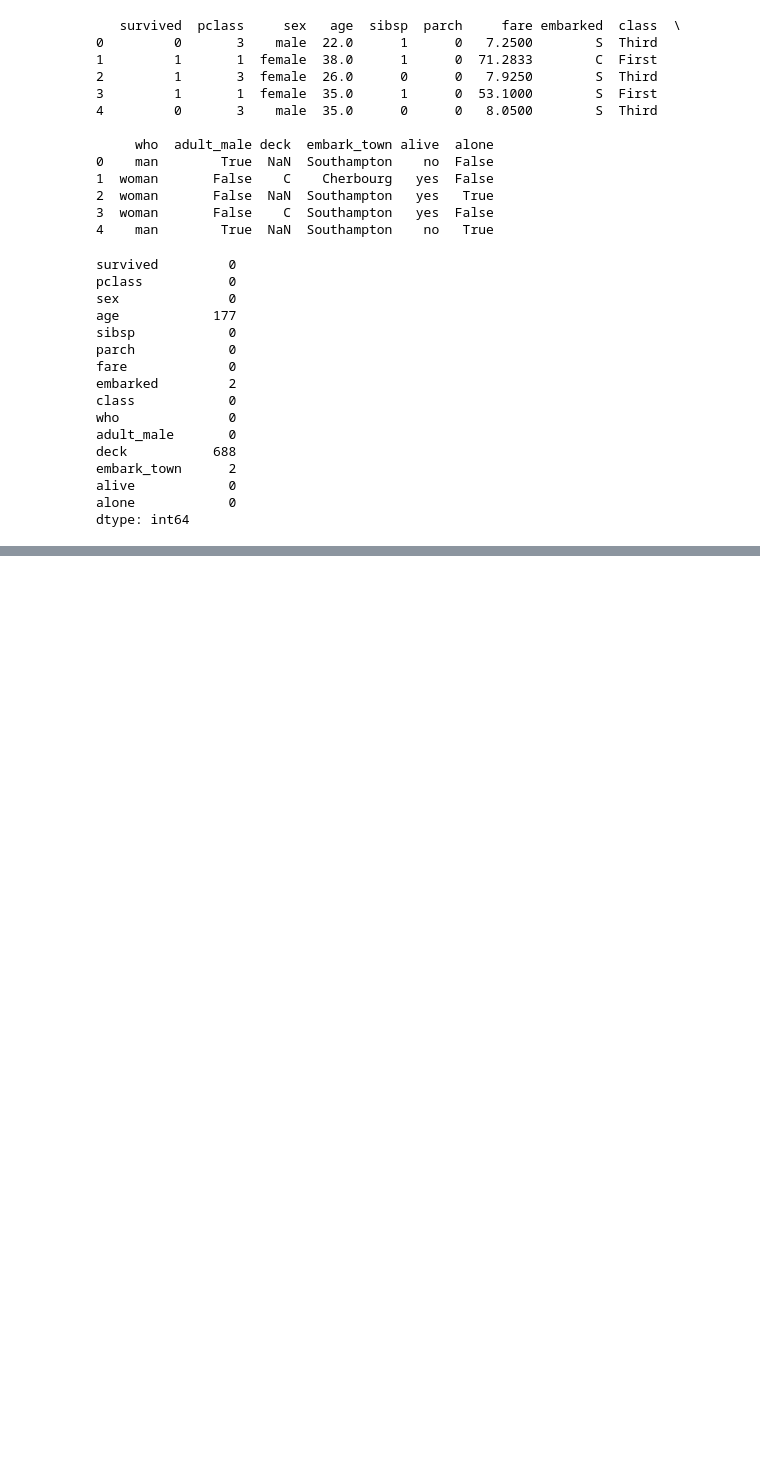
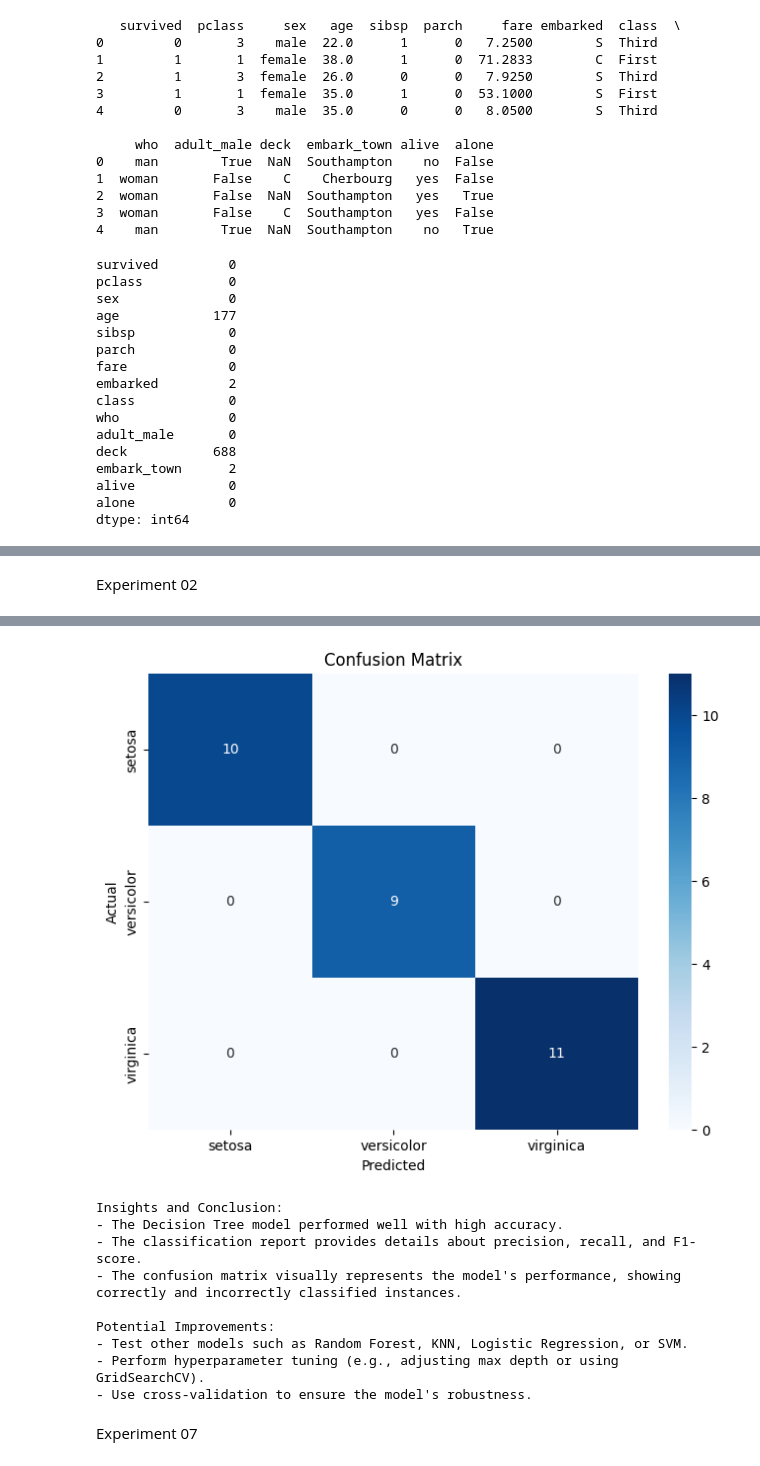
Before and after one commit to Janhvi-S103/Elements-of-AIML, a Jupyter notebook: Experiments_AIML.ipynb, the cells around one changed output, grey strips where cells are left out. Saved outputs shown, nothing was run; the diff lists cells and outputs as text; code cells hidden in the pictures; blank space fills up the shorter version.

```diff
--- a/Experiments_AIML.ipynb
+++ b/Experiments_AIML.ipynb
@@ -154,0 +543,66 @@ dtype: int64
+# %% [markdown]
+Experiment 02
+# %%
+# Import necessary libraries
+import pandas as pd
+import numpy as np
+from sklearn.datasets import load_iris
+from sklearn.model_selection import train_test_split
+from sklearn.preprocessing import StandardScaler
+from sklearn.metrics import classification_report, confusion_matrix
+from sklearn.tree import DecisionTreeClassifier
+import seaborn as sns
+import matplotlib.pyplot as plt
+
+# Load the Iris dataset
+data = load_iris()
+df = pd.DataFrame(data.data, columns=data.feature_names)
+df['target'] = data.target
+
+# 1. Data Preprocessing
+# Inspect the dataset
+print(df.head())
+print(df.info())
+print(df.isnull().sum())  # Check for missing values
+
+# Feature scaling (standardizing the features)
+scaler = StandardScaler()
+X = scaler.fit_transform(df.iloc[:, :-1])  # Exclude the target column
+y = df['target']  # Target variable
+
+# Split the dataset into training and testing sets (80-20 split)
+X_train, X_test, y_train, y_test = train_test_split(X, y, test_size=0.2, random_state=42)
+
+# 2. Model Selection and Implementation
+# Using Decision Tree Classifier as an example
+model = DecisionTreeClassifier(random_state=42)
+model.fit(X_train, y_train)
+
+# 3. Training and Testing
+# Make predictions on the test data
+y_pred = model.predict(X_test)
+
+# 4. Model Evaluation
+# Classification report
+print("\nClassification Report:")
+print(classification_report(y_test, y_pred))
+
+# Confusion matrix
+cm = confusion_matrix(y_test, y_pred)
+plt.figure(figsize=(8, 6))
+sns.heatmap(cm, annot=True, fmt='d', cmap='Blues', xticklabels=data.target_names, yticklabels=data.target_names)
+plt.xlabel('Predicted')
+plt.ylabel('Actual')
+plt.title('Confusion Matrix')
+plt.show()
+
+# 5. Insights and Conclusion
+print("\nInsights and Conclusion:")
+print("- The Decision Tree model performed well with high accuracy.")
+print("- The classification report provides details about precision, recall, and F1-score.")
+print("- The confusion matrix visually represents the model's performance, showing correctly and incorrectly classified instances.")
+print("\nPotential Improvements:")
+print("- Test other models such as Random Forest, KNN, Logistic Regression, or SVM.")
+print("- Perform hyperparameter tuning (e.g., adjusting max depth or using GridSearchCV).")
+print("- Use cross-validation to ensure the model's robustness.")
+# %% [output]
@@ -154,0 +626,12 @@ dtype: int64
+[figure, added]
+Insights and Conclusion:
+- The Decision Tree model performed well with high accuracy.
+- The classification report provides details about precision, recall, and F1-score.
+- The confusion matrix visually represents the model's performance, showing correctly and incorrectly classified instances.
+
+Potential Improvements:
+- Test other models such as Random Forest, KNN, Logistic Regression, or SVM.
+- Perform hyperparameter tuning (e.g., adjusting max depth or using GridSearchCV).
+- Use cross-validation to ensure the model's robustness.
+# %% [markdown]
+Experiment 07
```
Also changed, not shown: parts of 19 cells of this notebook.
